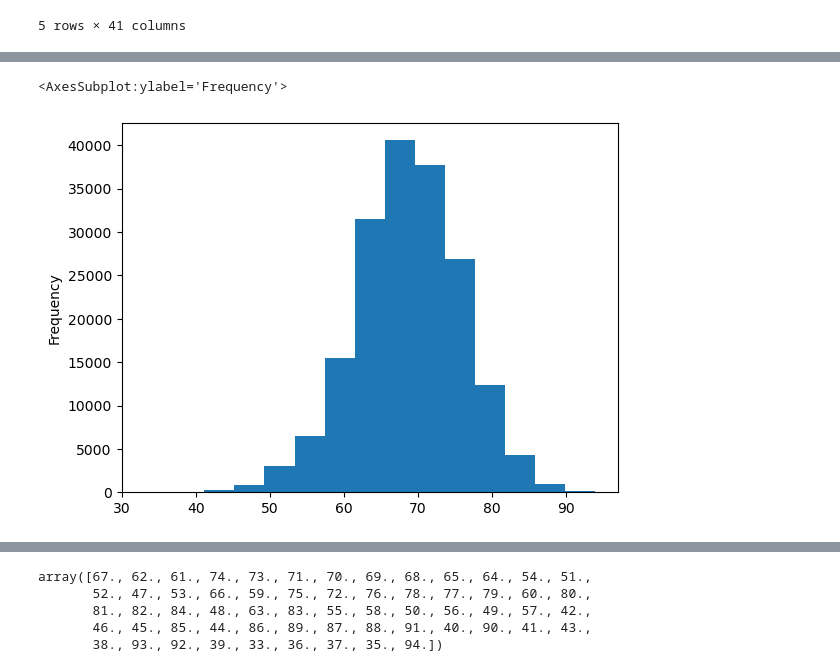
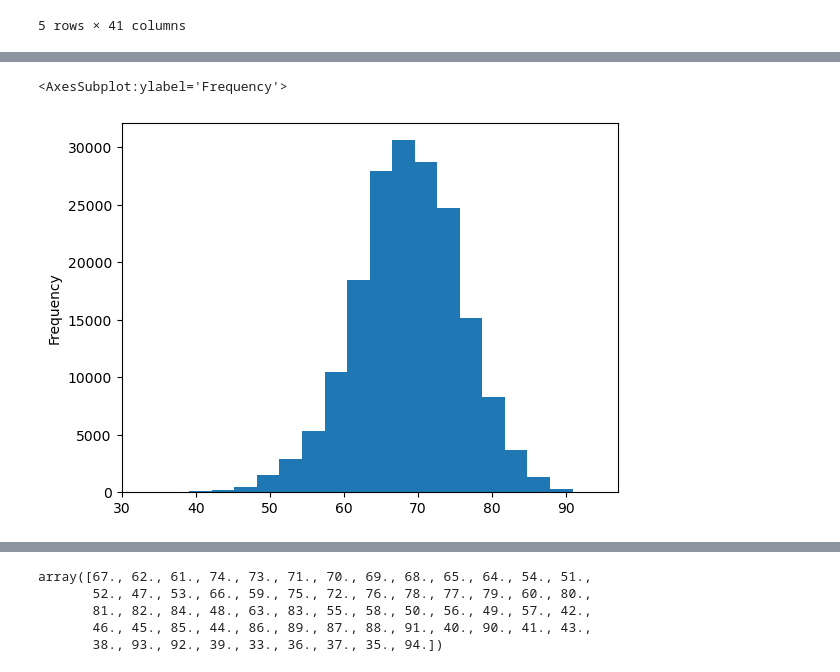
Before and after one commit to Abisoyesam/DS-ML-DL-tuts, a Jupyter notebook: DS With Rune/Lesson 10 - Project.ipynb, the cells around one changed output, grey strips where cells are left out. Saved outputs shown, nothing was run; the diff lists cells and outputs as text; code cells hidden in the pictures.

```diff
--- a/DS With Rune/Lesson 10 - Project.ipynb
+++ b/DS With Rune/Lesson 10 - Project.ipynb
@@ -185,7 +185,7 @@ gk_reflexes            0
 dtype: int64
 # %%
 # Make histogram of `overall_rating`
-data['overall_rating'].plot.hist(bins=15)
+data['overall_rating'].plot.hist(bins=20)
 # %% [output]
 <AxesSubplot:ylabel='Frequency'>
-[figure, old version]
+[figure, new version]
```
Also changed, not shown: parts of 3 cells of this notebook.
